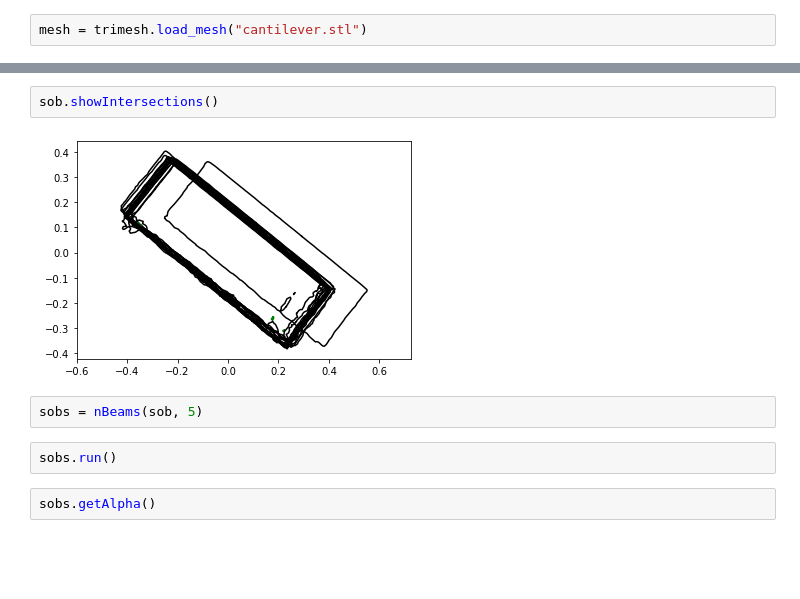
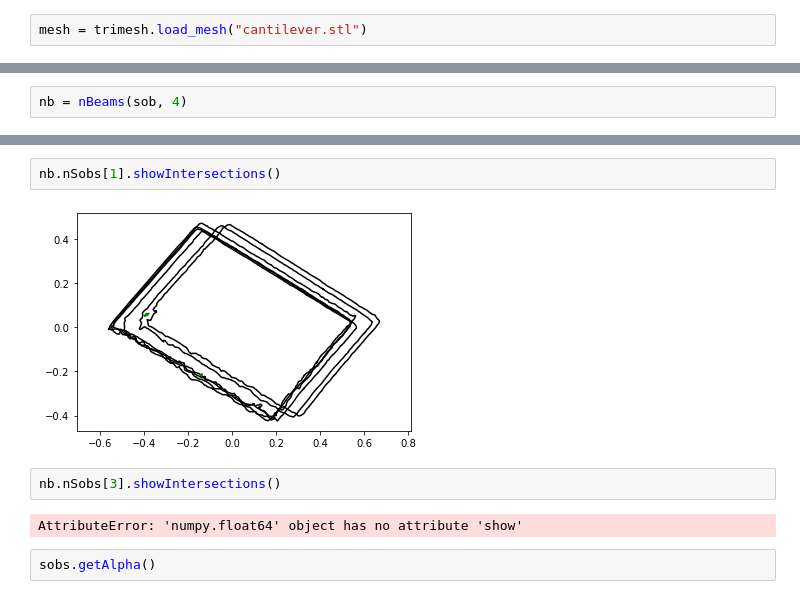
Before and after one commit to ZhekaiLi/CVProgram, a Jupyter notebook: _ZK/pythonCode/useTrimesh.ipynb, the cells around one changed output, grey strips where cells are left out. Cells and saved outputs as stored; diff of their text form; blank space fills up the shorter version.

```diff
--- a/_ZK/pythonCode/useTrimesh.ipynb
+++ b/_ZK/pythonCode/useTrimesh.ipynb
@@ -61,0 +253,2 @@ sob.getSkeletonPoints()
+# %%
+nb = nBeams(sob, 4)
@@ -70,11 +280,11 @@ sob.getNewIntersections()
 # %%
-sob.showIntersections()
+nb.nSobs[1].showIntersections()
 # %% [output]
-[figure, old version]
+[figure, new version]
-# %%
-sobs = nBeams(sob, 5)
-# %%
-sobs.run()
+# %%
+nb.nSobs[3].showIntersections()
+# %% [output]
+AttributeError: 'numpy.float64' object has no attribute 'show'
 # %%
 sobs.getAlpha()
 # %%
```
Also changed, not shown: parts of 30 cells of this notebook, 2 other files.
